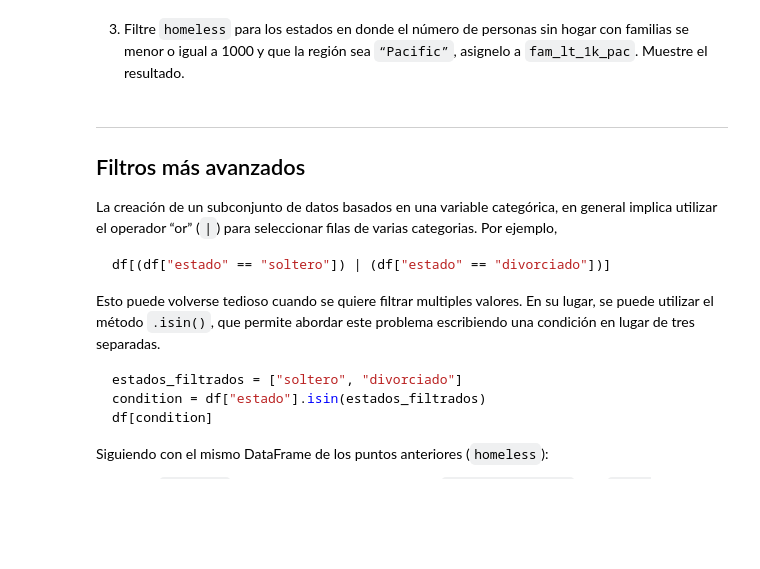
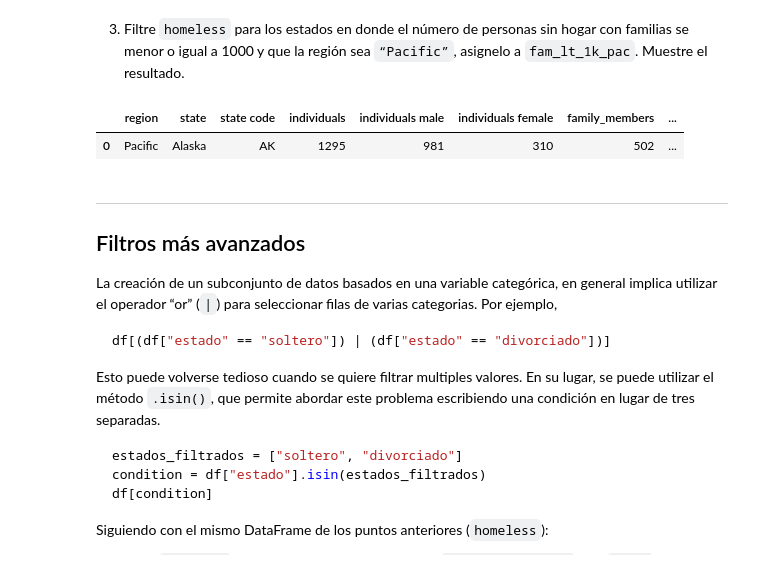
Before and after one commit to FaustoJuarez/Especialidad-IA-UBA, a Jupyter notebook: IIA/clase-1/Ejercitacion/4 - Ejercicios Pandas - Homeless.ipynb, the cells around one changed output. Saved outputs shown, nothing was run; the diff lists cells and outputs as text; code cells hidden in the pictures; blank space fills up the shorter version.

```diff
--- a/IIA/clase-1/Ejercitacion/4 - Ejercicios Pandas - Homeless.ipynb
+++ b/IIA/clase-1/Ejercitacion/4 - Ejercicios Pandas - Homeless.ipynb
@@ -334,5 +332,11 @@ KeyError: False
 # %% [markdown]
 3. Filtre `homeless` para los estados en donde el número de personas sin hogar con familias se menor o igual a 1000 y que la región sea `“Pacific”`, asignelo a `fam_lt_1k_pac`. Muestre el resultado.
+# %%
+fam_lt_1k_pac = homeless[(homeless["family_members"]<=1000) & (homeless["region"] =="Pacific")]
+fam_lt_1k_pac.head()
+# %% [output]
+|  | region | state | state code | individuals | individuals male | individuals female | family_members | ... |
+| 0 | Pacific | Alaska | AK | 1295 | 981 | 310 | 502 | ... |
 # %% [markdown]
 ---
 
```
Also changed, not shown: parts of 8 cells of this notebook.
